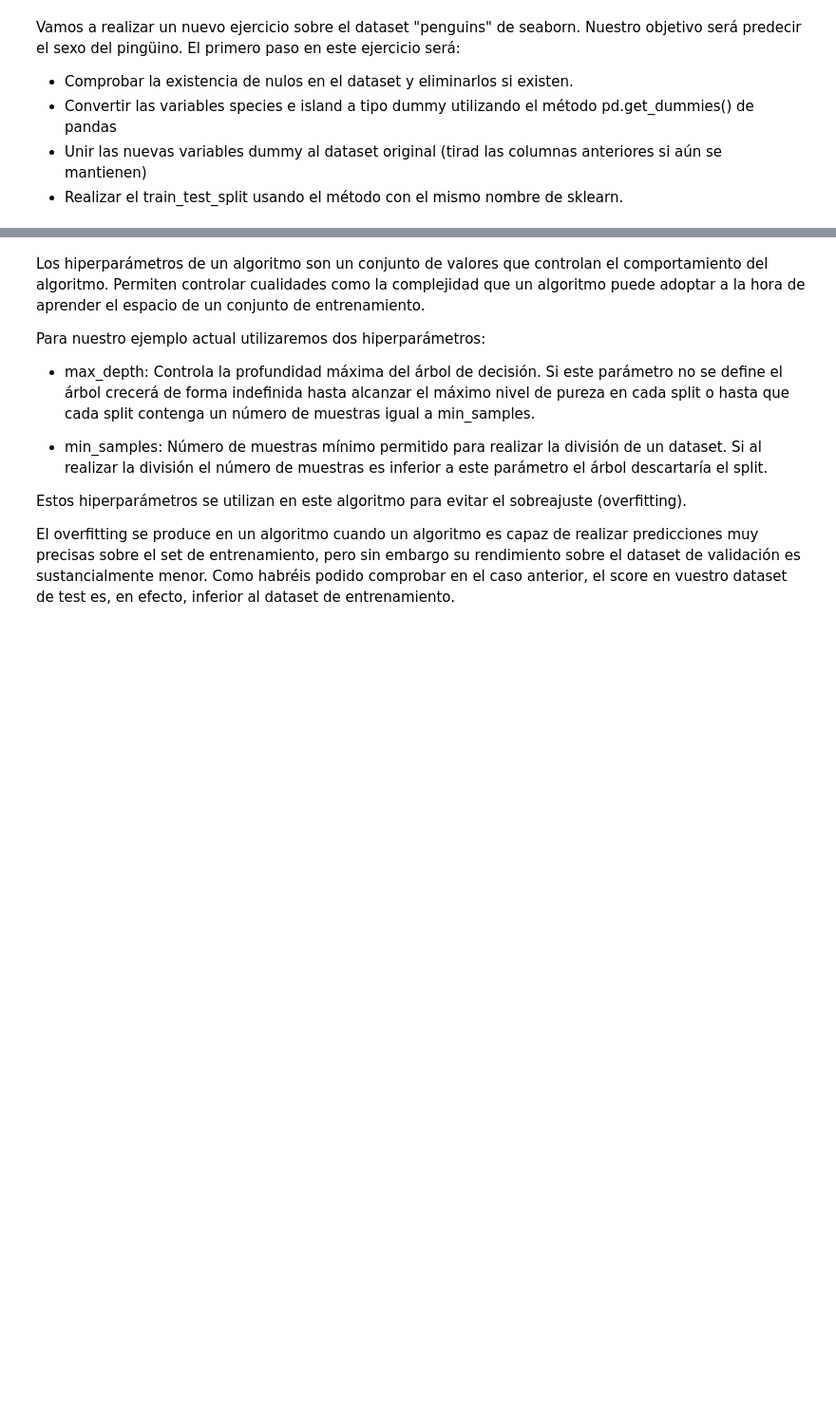
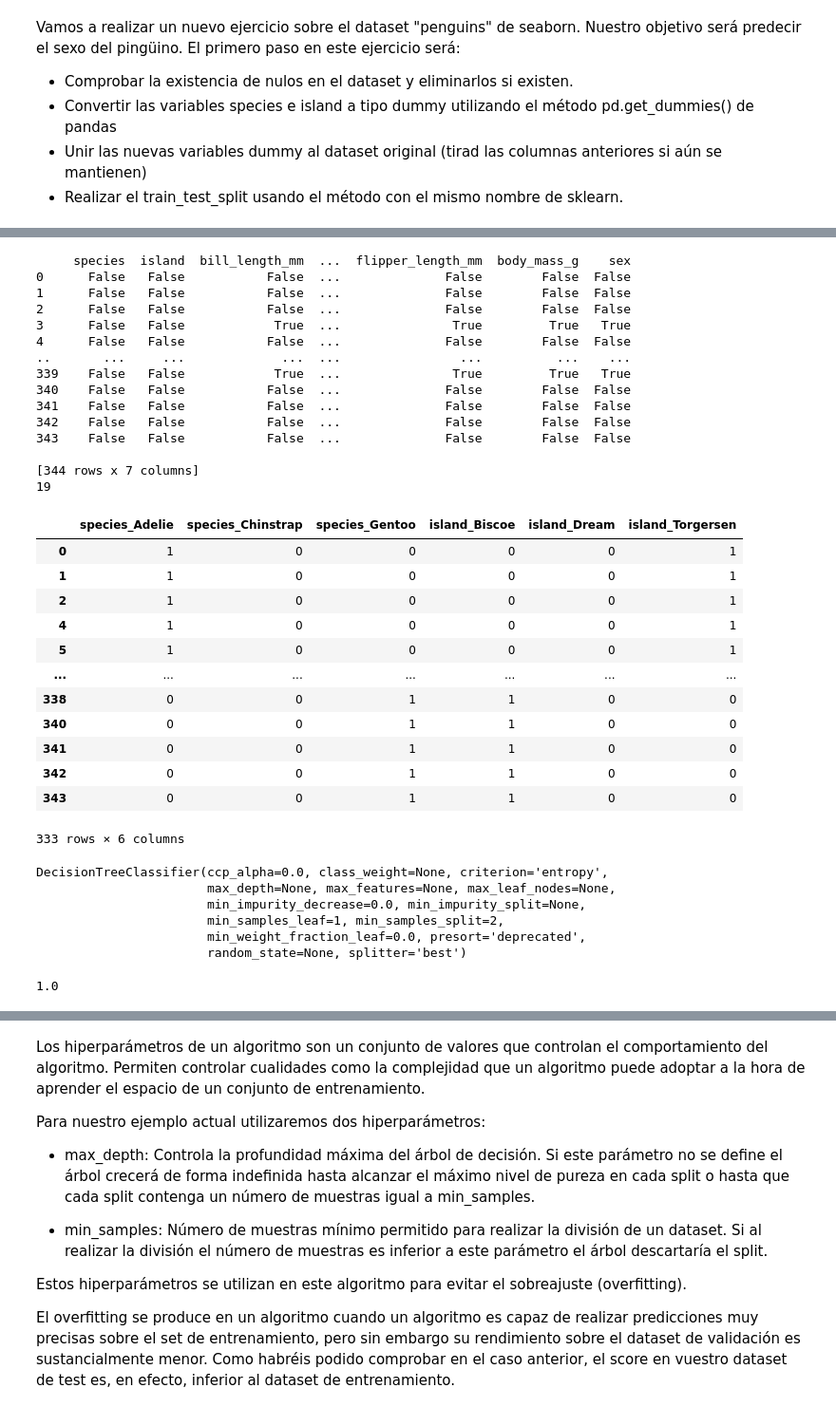
Before and after one commit to rapegme/IA3, a Jupyter notebook: Copia_de_Decision_trees.ipynb, the cells around one changed output, grey strips where cells are left out. Shown at 95% size. Saved outputs shown, nothing was run; the diff lists cells and outputs as text; code cells hidden in the pictures; blank space fills up the shorter version.

```diff
--- a/Copia_de_Decision_trees.ipynb
+++ b/Copia_de_Decision_trees.ipynb
@@ -195,0 +267,34 @@ dataset = sns.load_dataset("penguins")
+# %%
+# Check NA
+print(dataset.isna())
+print(dataset.isna().sum().sum())
+data1 = dataset.dropna()
+# %% [output]
+     species  island  bill_length_mm  ...  flipper_length_mm  body_mass_g    sex
+0      False   False           False  ...              False        False  False
+1      False   False           False  ...              False        False  False
+2      False   False           False  ...              False        False  False
+3      False   False            True  ...               True         True   True
+4      False   False           False  ...              False        False  False
+..       ...     ...             ...  ...                ...          ...    ...
+339    False   False            True  ...               True         True   True
+340    False   False           False  ...              False        False  False
+341    False   False           False  ...              False        False  False
+342    False   False           False  ...              False        False  False
+343    False   False           False  ...              False        False  False
+
+[344 rows x 7 columns]
+19
+|  | species_Adelie | species_Chinstrap | species_Gentoo | island_Biscoe | island_Dream | island_Torgersen |
+| 0 | 1 | 0 | 0 | 0 | 0 | 1 |
+| 1 | 1 | 0 | 0 | 0 | 0 | 1 |
+| 2 | 1 | 0 | 0 | 0 | 0 | 1 |
+| 4 | 1 | 0 | 0 | 0 | 0 | 1 |
+| 5 | 1 | 0 | 0 | 0 | 0 | 1 |
+| ... | ... | ... | ... | ... | ... | ... |
+| 338 | 0 | 0 | 1 | 1 | 0 | 0 |
+| 340 | 0 | 0 | 1 | 1 | 0 | 0 |
+| 341 | 0 | 0 | 1 | 1 | 0 | 0 |
+| 342 | 0 | 0 | 1 | 1 | 0 | 0 |
+| 343 | 0 | 0 | 1 | 1 | 0 | 0 |
+333 rows × 6 columns
@@ -197,0 +311,14 @@ dataset = sns.load_dataset("penguins")
+# %%
+model = DecisionTreeClassifier(criterion="entropy")
+model.fit(X_train, Y_train)
+# %% [output]
+DecisionTreeClassifier(ccp_alpha=0.0, class_weight=None, criterion='entropy',
+                       max_depth=None, max_features=None, max_leaf_nodes=None,
+                       min_impurity_decrease=0.0, min_impurity_split=None,
+                       min_samples_leaf=1, min_samples_split=2,
+                       min_weight_fraction_leaf=0.0, presort='deprecated',
+                       random_state=None, splitter='best')
+# %%
+model.score(X_train, Y_train)
+# %% [output]
+1.0
```
Also changed, not shown: parts of 17 cells of this notebook.
